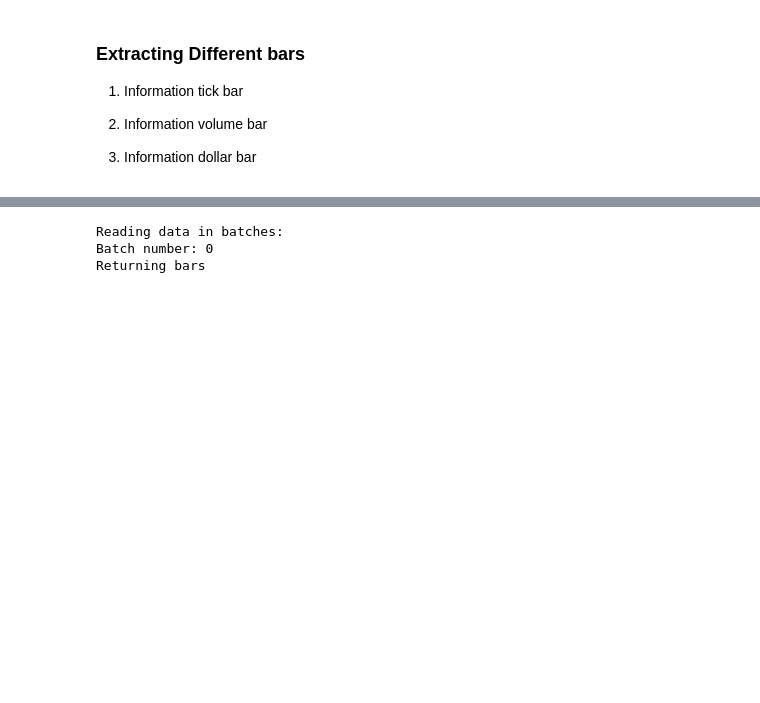
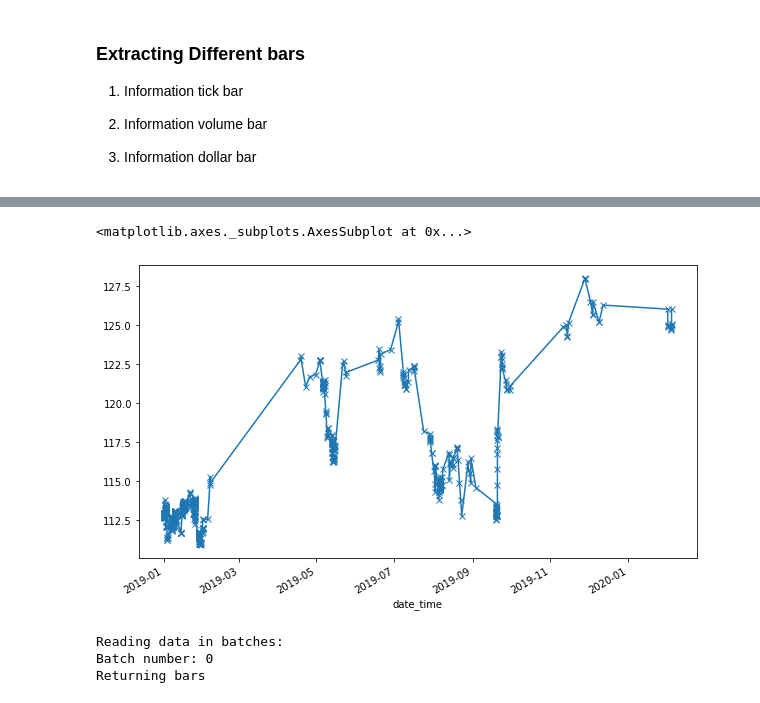
Before and after one commit to rishubhkhurana/MLFinance, a Jupyter notebook: Notebooks/AdvFinanceFirst.ipynb, the cells around one changed output, grey strips where cells are left out. Saved outputs shown, nothing was run; the diff lists cells and outputs as text; code cells hidden in the pictures; blank space fills up the shorter version.

```diff
--- a/Notebooks/AdvFinanceFirst.ipynb
+++ b/Notebooks/AdvFinanceFirst.ipynb
@@ -219,5 +235,5 @@ hist_df.shape
 # %%
-hist_vol_IB = get_ema_volume_imbalance_bars(hist_df,num_prev_bars=10,expected_imbalance_window=100,exp_num_ticks_init=100)
+hist_vol_IB = get_ema_volume_imbalance_bars(hist_df,num_prev_bars=10,expected_imbalance_window=100,exp_num_ticks_init=30,exp_num_ticks_constraints=[0,30])
 # %% [output]
 Reading data in batches:
 Batch number: 0
@@ -234,3 +245,11 @@ hist_vol_IB[0]
+# %%
+fig = plt.figure(figsize=(10,6))
+axs = fig.add_subplot()
+hist_vol_IB[0].set_index('date_time').close.plot(ax=axs,marker='x')
+#hist_vol_IB[0].set_index('date_time').close.scatter(ax=axs)
+# %% [output]
+<matplotlib.axes._subplots.AxesSubplot at 0x...>
+[figure, added]
 # %%
 hist_dol_IB = get_ema_dollar_imbalance_bars(hist_df.query('volume!=0'),num_prev_bars=10,expected_imbalance_window=100,exp_num_ticks_init=100)
 # %% [output]
```
Also changed, not shown: parts of 39 cells of this notebook.
